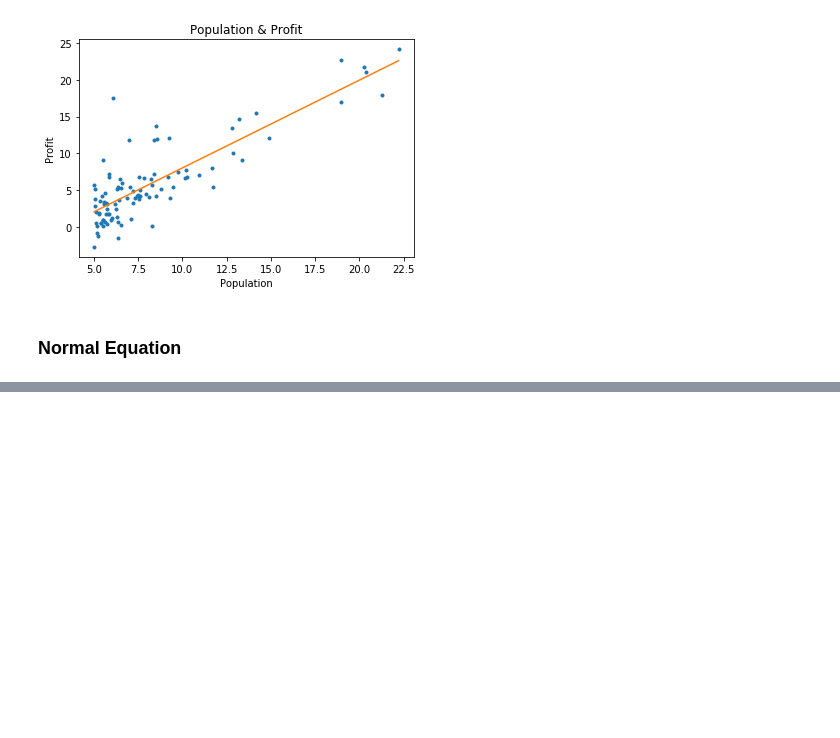
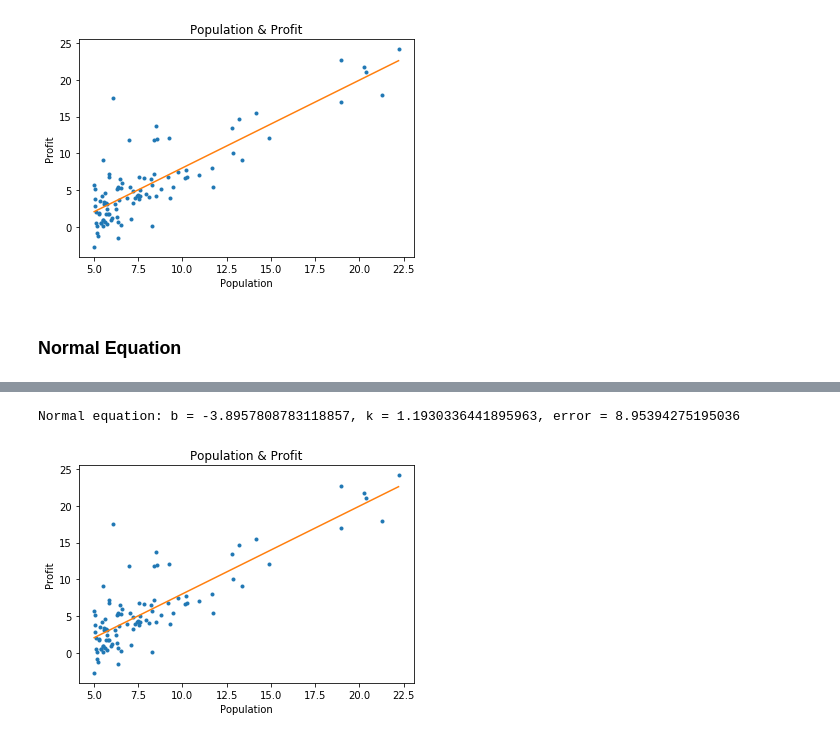
Before and after one commit to YangHanlin/fas-notebooks, a Jupyter notebook: raw/Machine Learning Homework/Exercise 1/Sub-exercise 1.ipynb, the cells around one changed output, grey strips where cells are left out. Saved outputs shown, nothing was run; the diff lists cells and outputs as text; code cells hidden in the pictures; blank space fills up the shorter version.

```diff
--- a/raw/Machine Learning Homework/Exercise 1/Sub-exercise 1.ipynb
+++ b/raw/Machine Learning Homework/Exercise 1/Sub-exercise 1.ipynb
@@ -321,0 +333,20 @@ Compared with gradient descent, normal equation can provide the simpe
+# %%
+# Core part of normal equation
+
+b, k = init_parameters() # initialization (optional)
+
+# Construct required vectors
+X = []
+for i in x:
+    X.append([1, i])
+X = np.matrix(X)
+Y = np.matrix(y).T
+
+# Figure out the normal equation
+b, k = np.array(((X.T * X).I * X.T * Y).T)[0]
+
+print('Normal equation: b = {}, k = {}, error = {}'.format(b, k, mse(x, linear(b, k), y)))
+visualize(linear(b, k))
+# %% [output]
+Normal equation: b = -3.8957808783118857, k = 1.1930336441895963, error = 8.95394275195036
+[figure, added]
```
Also changed, not shown: parts of 4 cells of this notebook.
